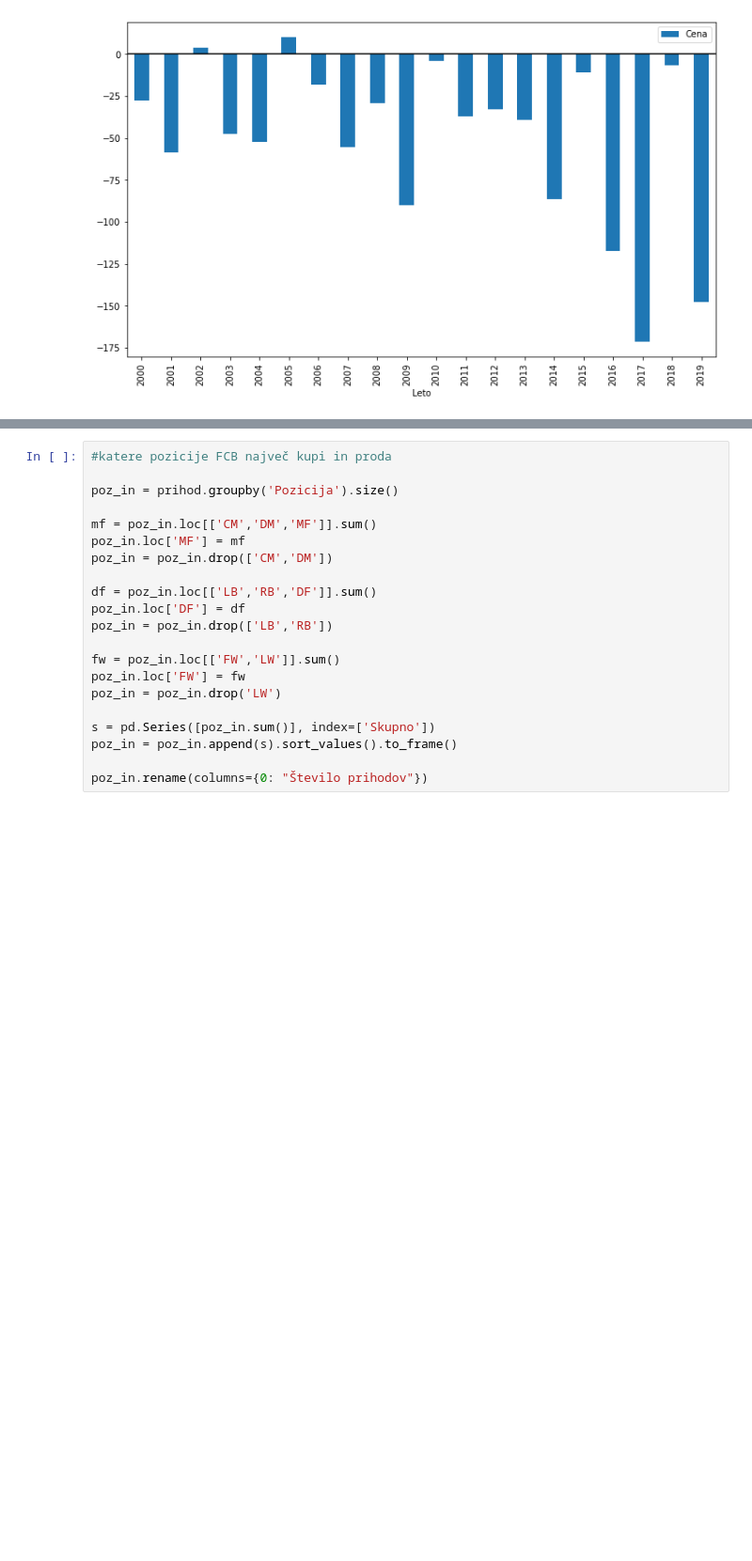
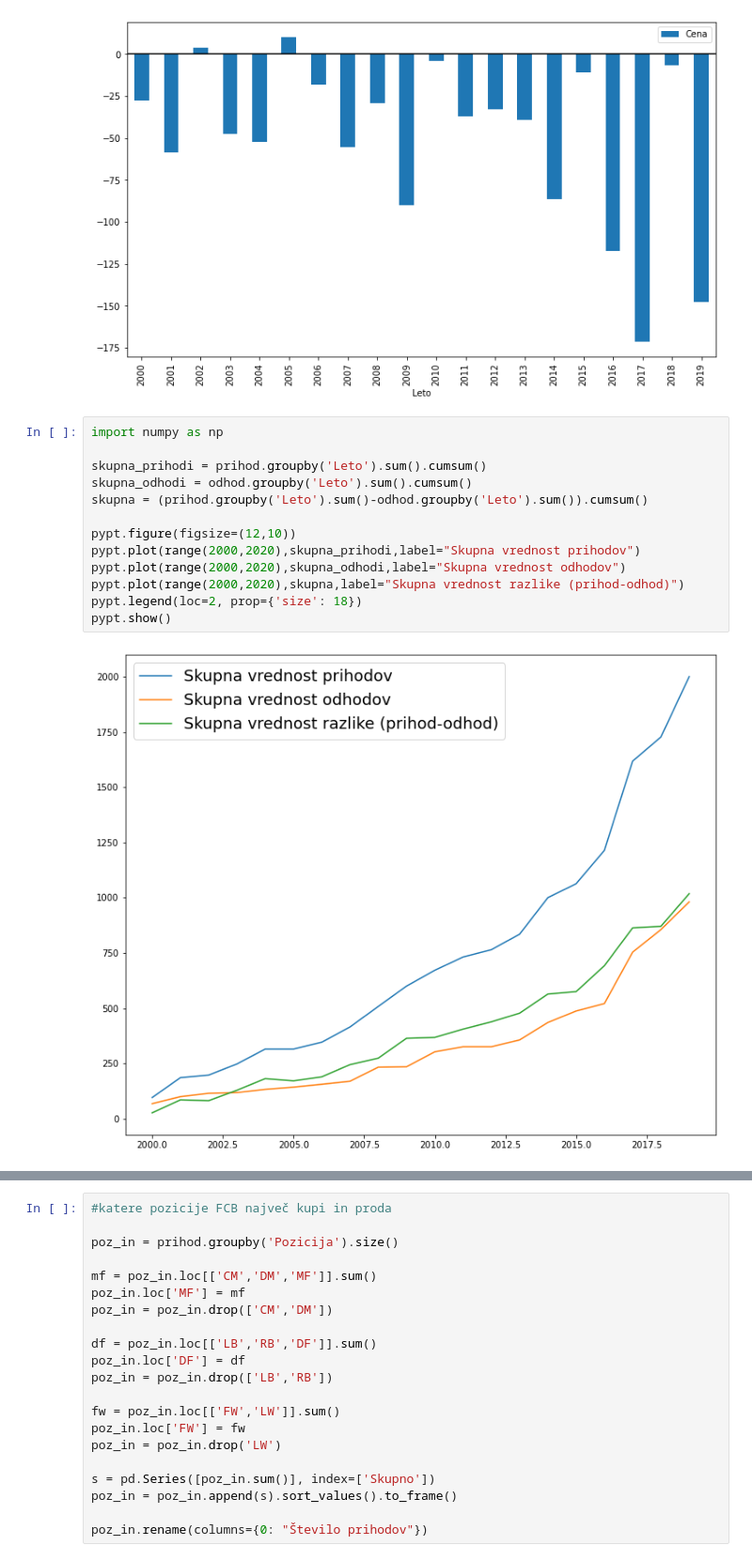
Before and after one commit to Marsovc1/Projektna-naloga-PROG1, a Jupyter notebook: analiza.ipynb, the cells around one changed output, grey strips where cells are left out. Shown at 94% size. Cells and saved outputs as stored; diff of their text form; blank space fills up the shorter version.

```diff
--- a/analiza.ipynb
+++ b/analiza.ipynb
@@ -82,6 +98,21 @@ pypt.legend()
 pypt.show()
 # %% [output]
 [figure]
+# %%
+import numpy as np
+
+skupna_prihodi = prihod.groupby('Leto').sum().cumsum()
+skupna_odhodi = odhod.groupby('Leto').sum().cumsum()
+skupna = (prihod.groupby('Leto').sum()-odhod.groupby('Leto').sum()).cumsum()
+
+pypt.figure(figsize=(12,10))
+pypt.plot(range(2000,2020),skupna_prihodi,label="Skupna vrednost prihodov")
+pypt.plot(range(2000,2020),skupna_odhodi,label="Skupna vrednost odhodov")
+pypt.plot(range(2000,2020),skupna,label="Skupna vrednost razlike (prihod-odhod)")
+pypt.legend(loc=2, prop={'size': 18})
+pypt.show()
+# %% [output]
+[figure, added]
 # %%
 #Letna potrošnja v transferjih
 
```
Also changed, not shown: parts of 14 cells of this notebook, 11 other files.
